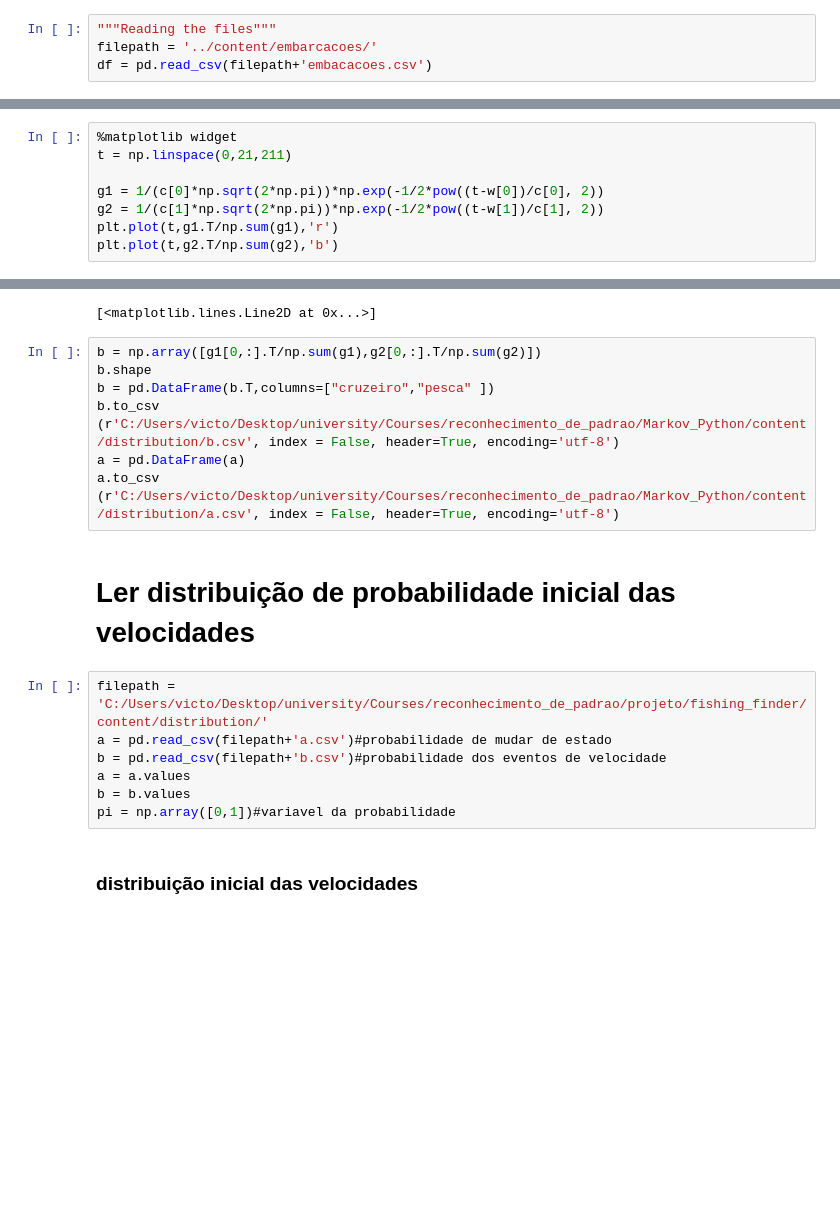
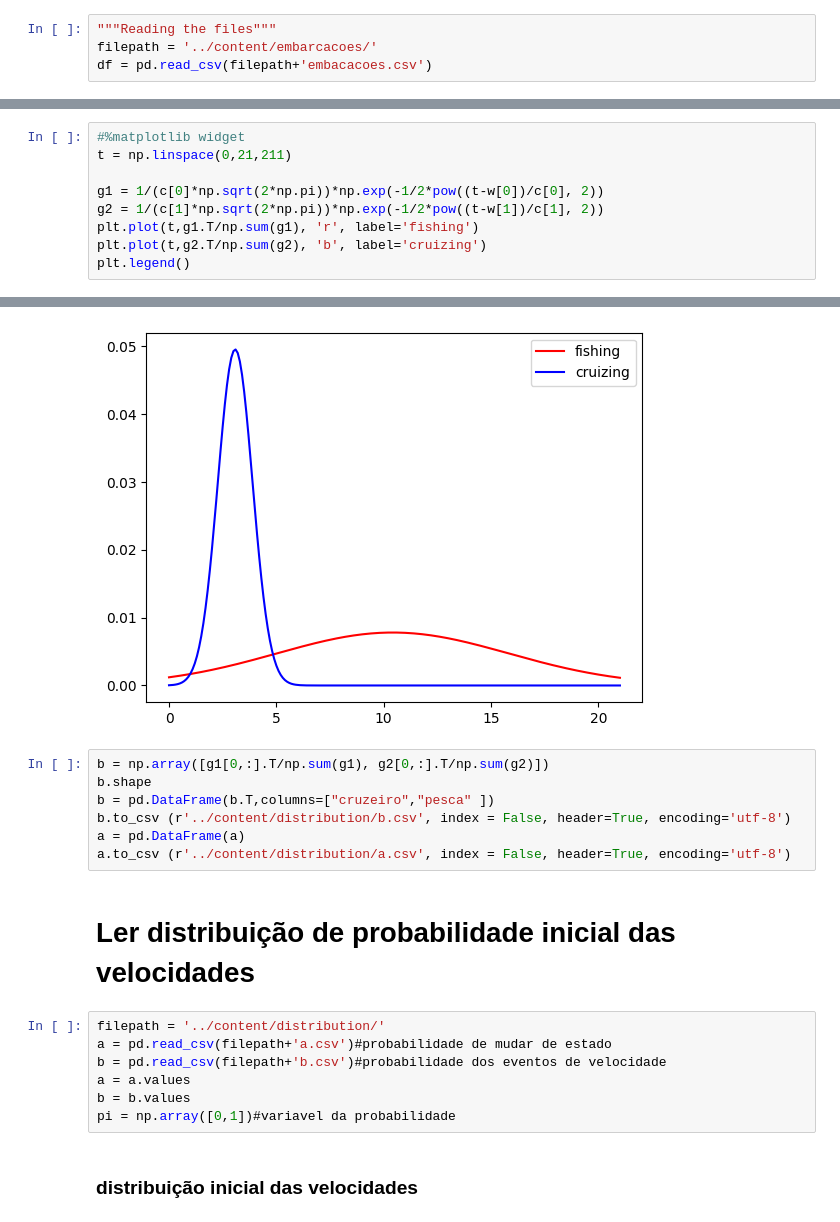
Before and after one commit to victor-souza1997/boat-path-classification, a Jupyter notebook: jupyter/final_file.ipynb, the cells around one changed output, grey strips where cells are left out. Drawn from its saved outputs; the diff is of its cells as text; blank space fills up the shorter version.

```diff
--- a/jupyter/final_file.ipynb
+++ b/jupyter/final_file.ipynb
@@ -142,9 +134,10 @@ Warning: Cannot change to a different GUI toolkit: widget. Using notebook instea
 # %%
-%matplotlib widget
+#%matplotlib widget
 t = np.linspace(0,21,211)
 
 g1 = 1/(c[0]*np.sqrt(2*np.pi))*np.exp(-1/2*pow((t-w[0])/c[0], 2))
 g2 = 1/(c[1]*np.sqrt(2*np.pi))*np.exp(-1/2*pow((t-w[1])/c[1], 2))
-plt.plot(t,g1.T/np.sum(g1),'r')
-plt.plot(t,g2.T/np.sum(g2),'b')
+plt.plot(t,g1.T/np.sum(g1), 'r', label='fishing')
+plt.plot(t,g2.T/np.sum(g2), 'b', label='cruizing')
+plt.legend()
 # %% [output]
@@ -154,15 +145,15 @@ Warning: Cannot change to a different GUI toolkit: widget. Using notebook instea
-[<matplotlib.lines.Line2D at 0x...>]
+[figure, added]
 # %%
-b = np.array([g1[0,:].T/np.sum(g1),g2[0,:].T/np.sum(g2)])
+b = np.array([g1[0,:].T/np.sum(g1), g2[0,:].T/np.sum(g2)])
 b.shape
 b = pd.DataFrame(b.T,columns=["cruzeiro","pesca" ])
-b.to_csv (r'C:/Users/victo/Desktop/university/Courses/reconhecimento_de_padrao/Markov_Python/content/distribution/b.csv', index = False, header=True, encoding='utf-8')
+b.to_csv (r'../content/distribution/b.csv', index = False, header=True, encoding='utf-8')
 a = pd.DataFrame(a)
-a.to_csv (r'C:/Users/victo/Desktop/university/Courses/reconhecimento_de_padrao/Markov_Python/content/distribution/a.csv', index = False, header=True, encoding='utf-8')
+a.to_csv (r'../content/distribution/a.csv', index = False, header=True, encoding='utf-8')
 # %% [markdown]
 # Ler distribuição de probabilidade inicial das velocidades
 # %%
-filepath = 'C:/Users/victo/Desktop/university/Courses/reconhecimento_de_padrao/projeto/fishing_finder/content/distribution/'
+filepath = '../content/distribution/'
 a = pd.read_csv(filepath+'a.csv')#probabilidade de mudar de estado
 b = pd.read_csv(filepath+'b.csv')#probabilidade dos eventos de velocidade
 a = a.values
```
Also changed, not shown: parts of 17 cells of this notebook, 3 other files.
